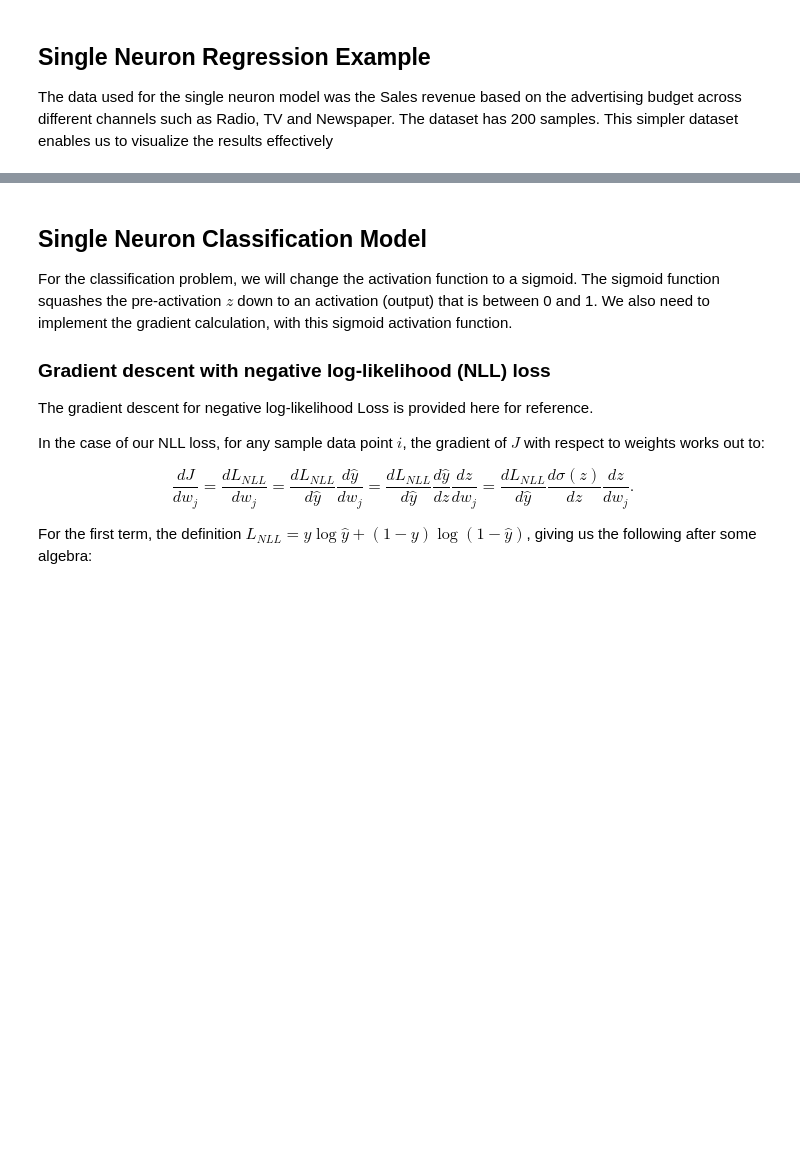
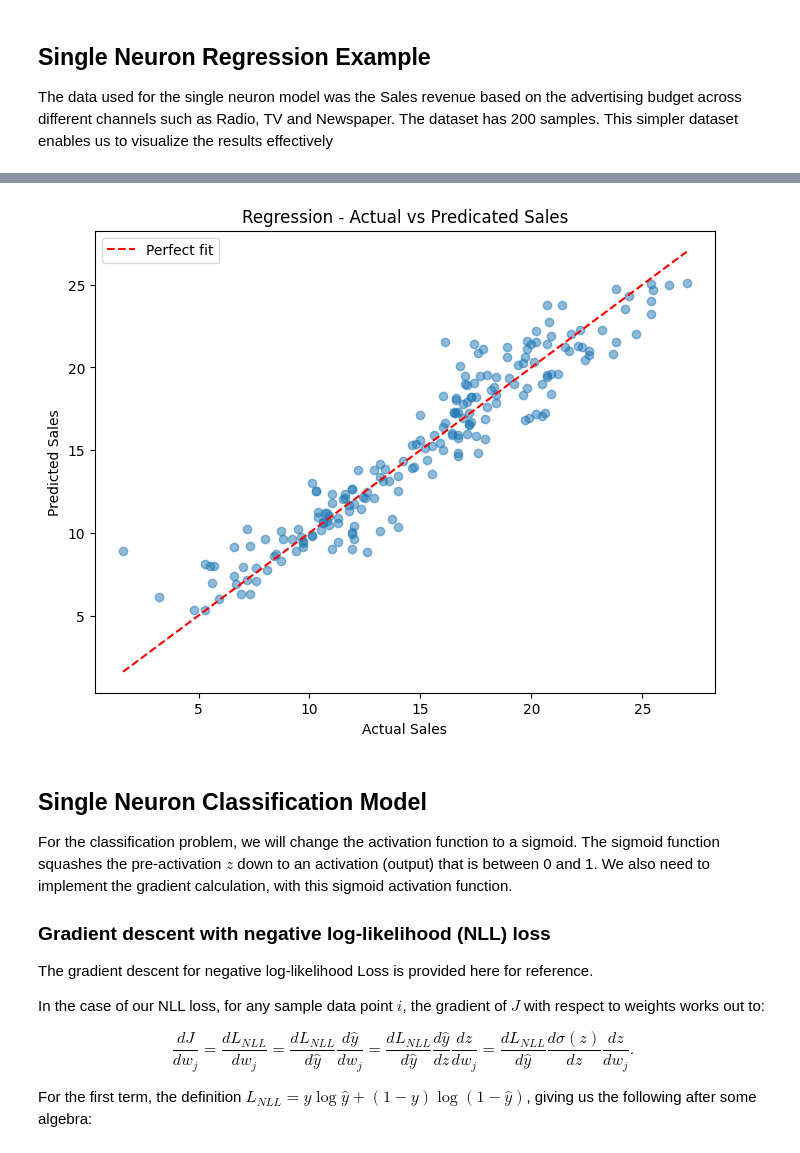
Before and after one commit to Uvira007/single-neuron-model, a Jupyter notebook: Single_Neuron_Model.ipynb, the cells around one changed output, grey strips where cells are left out. Saved outputs shown, nothing was run; the diff lists cells and outputs as text; code cells hidden in the pictures; blank space fills up the shorter version.

```diff
--- a/Single_Neuron_Model.ipynb
+++ b/Single_Neuron_Model.ipynb
@@ -385,14 +216,16 @@ evaluate_regression_accuracy(model, X, y)
 # %%
 y_pred = np.array([model.forward(x) for x in X])
 y_pred_rescaled = y_pred * y_raw.std() + y_raw.mean()
 plt.figure(figsize = (8, 6))
 plt.scatter(y_raw, y_pred_rescaled, alpha = 0.5)
 plt.plot([y_raw.min(), y_raw.max()], [y_raw.min(), y_raw.max()], 'r--', label = 'Perfect fit')
 plt.xlabel('Actual Sales')
 plt.ylabel('Predicted Sales')
-plt.title('Actual vs Predicated Sales')
+plt.title('Regression - Actual vs Predicated Sales')
 plt.legend()
 plt.show()
+# %% [output]
+[figure, added]
 # %% [markdown]
 
 ## Single Neuron Classification Model
```
Also changed, not shown: parts of 19 cells of this notebook.
